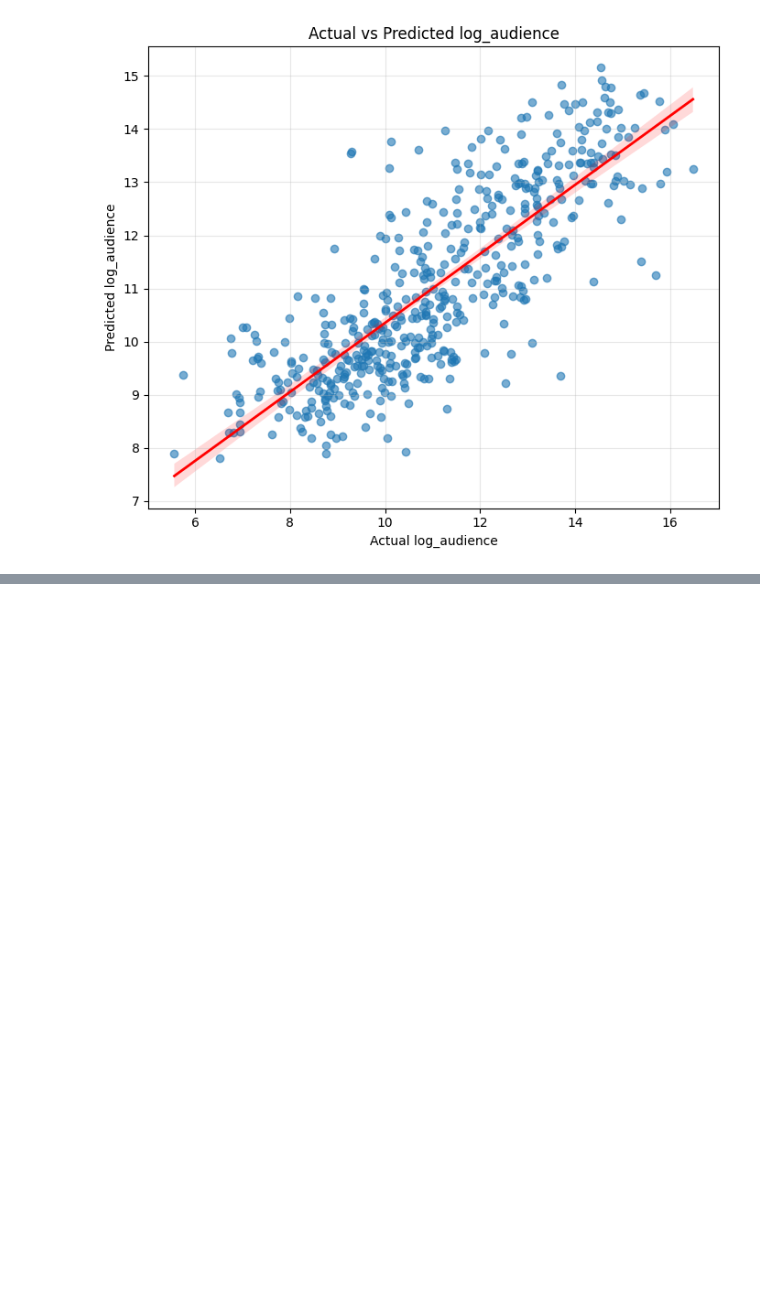
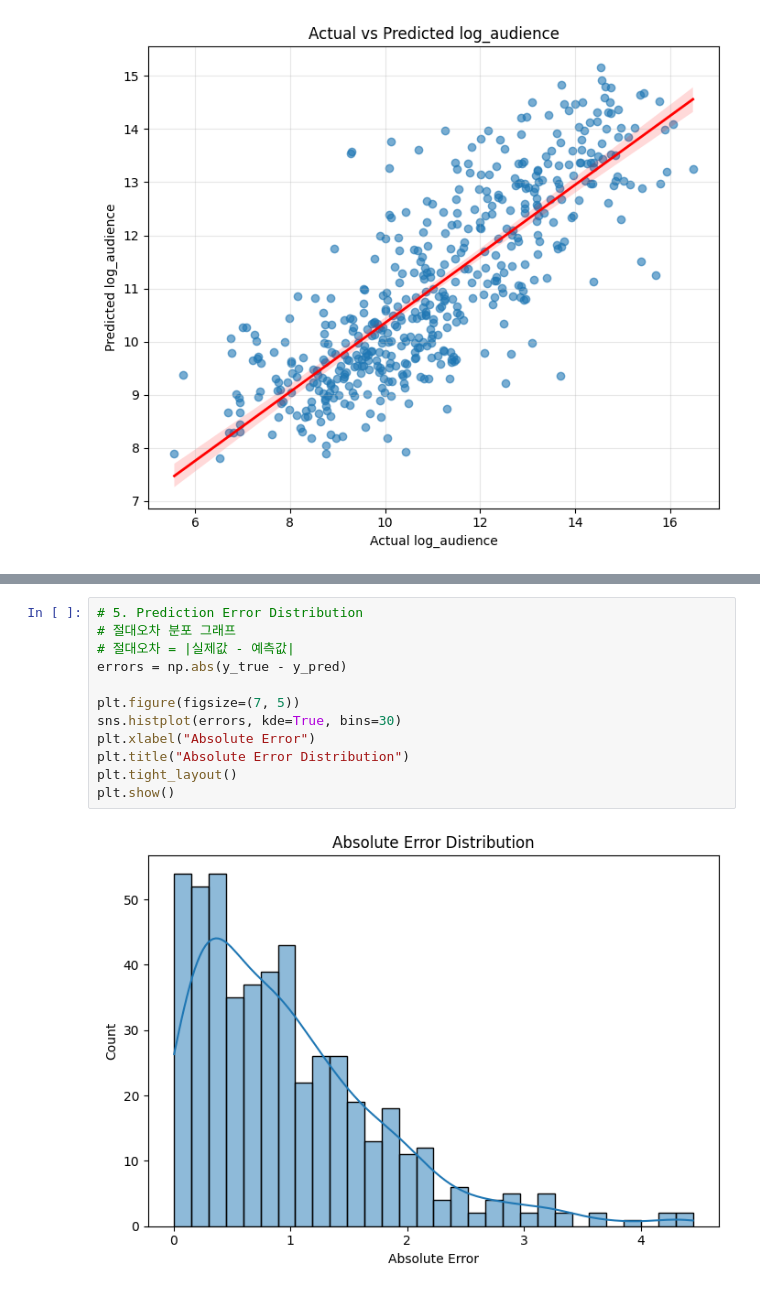
Before and after one commit to SKNETWORKS-FAMILY-AICAMP/SKN30-2nd-4Team, a Jupyter notebook: ml/03_deep_learning_v3.ipynb, the cells around one changed output, grey strips where cells are left out. Saved outputs shown, nothing was run; the diff lists cells and outputs as text; blank space fills up the shorter version.

```diff
--- a/ml/03_deep_learning_v3.ipynb
+++ b/ml/03_deep_learning_v3.ipynb
@@ -720,0 +751,14 @@ plt.show()
+# %%
+# 5. Prediction Error Distribution
+# 절대오차 분포 그래프
+# 절대오차 = |실제값 - 예측값|
+errors = np.abs(y_true - y_pred)
+
+plt.figure(figsize=(7, 5))
+sns.histplot(errors, kde=True, bins=30)
+plt.xlabel("Absolute Error")
+plt.title("Absolute Error Distribution")
+plt.tight_layout()
+plt.show()
+# %% [output]
+[figure, added]
```
Also changed, not shown: parts of 2 cells of this notebook.
